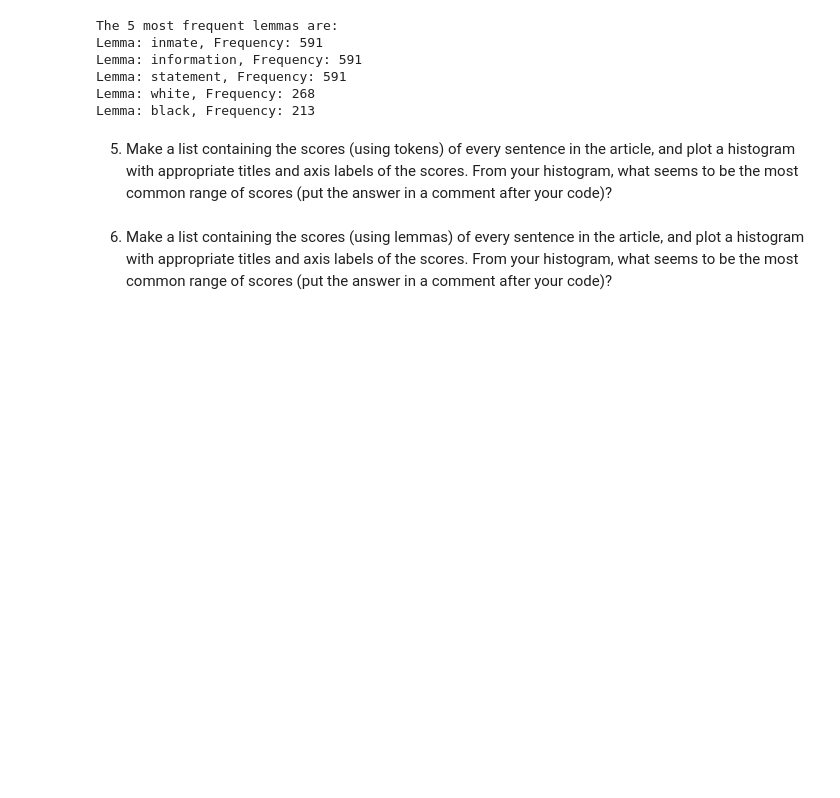
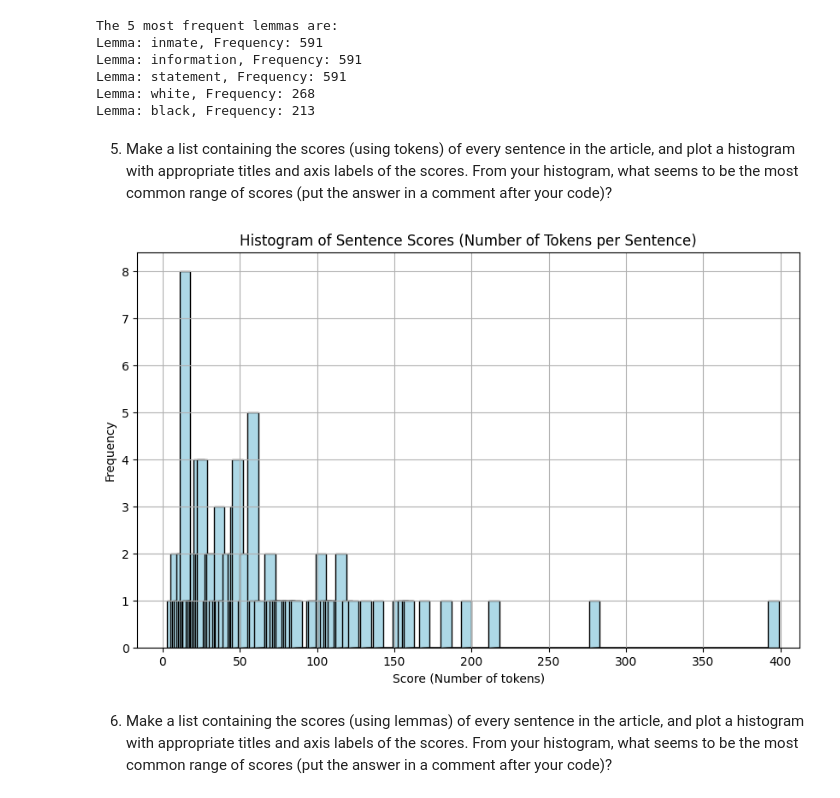
Before and after one commit to S572396/wmnlp-materials.article.summarizer, a Jupyter notebook: article-summarizer.ipynb, the cells around one changed output. Saved outputs shown, nothing was run; the diff lists cells and outputs as text; code cells hidden in the pictures; blank space fills up the shorter version.

Commit message:
number 5 complete

```diff
--- a/article-summarizer.ipynb
+++ b/article-summarizer.ipynb
@@ -271,6 +271,53 @@ Lemma: white, Frequency: 268
 Lemma: black, Frequency: 213
 # %% [markdown]
 5. Make a list containing the scores (using tokens) of every sentence in the article, and plot a histogram with appropriate titles and axis labels of the scores. From your histogram, what seems to be the most common range of scores (put the answer in a comment after your code)?
+# %%
+import spacy
+import pickle
+import matplotlib.pyplot as plt
+from collections import Counter
+
+# Load the spaCy model
+nlp = spacy.load("en_core_web_sm")
+
+# Load the article text from a pickle file
+with open(r"C:\Users\19564\Documents\D7.Ruiz\wmnlp-materials.article.summarizer\executed_offenders.pkl", 'rb') as file:
+    article_text = pickle.load(file)
+
+# Flatten any nested lists and ensure all items are strings to analyze
+if isinstance(article_text, list):
+    article_text = ' '.join([str(item) for sublist in article_text for item in (sublist if isinstance(sublist, list) else [sublist])])
+
+# Process the article text with spaCy
+doc = nlp(article_text)
+
+# List to store the scores of each sentence
+sentence_scores = []
+
+# Calculate the score for each sentence (score is the number of tokens excluding stop words and punctuation)
+for sent in doc.sents:
+    # Count tokens in the sentence that are neither stop words nor punctuation
+    score = sum(1 for token in sent if not token.is_stop and not token.is_punct)
+    sentence_scores.append(score)
+
+# Plot the histogram of sentence scores
+plt.figure(figsize=(10,6))
+plt.hist(sentence_scores, bins=range(min(sentence_scores), max(sentence_scores) + 1, 1), edgecolor='black', width=7, color='lightblue')
+plt.gcf().set_facecolor('white')
+
+# Add titles and labels
+plt.title("Histogram of Sentence Scores (Number of Tokens per Sentence)")
+plt.xlabel("Score (Number of tokens)")
+plt.ylabel("Frequency")
+
+# Display grid and show the plot
+plt.grid(True)
+plt.show()
+
+
+#### Most common range of scores is between 5 and 50 tokens.
+# %% [output]
+[figure, added]
 # %% [markdown]
 6. Make a list containing the scores (using lemmas) of every sentence in the article, and plot a histogram with appropriate titles and axis labels of the scores.  From your histogram, what seems to be the most common range of scores (put the answer in a comment after your code)?
 # %% [markdown]
```
